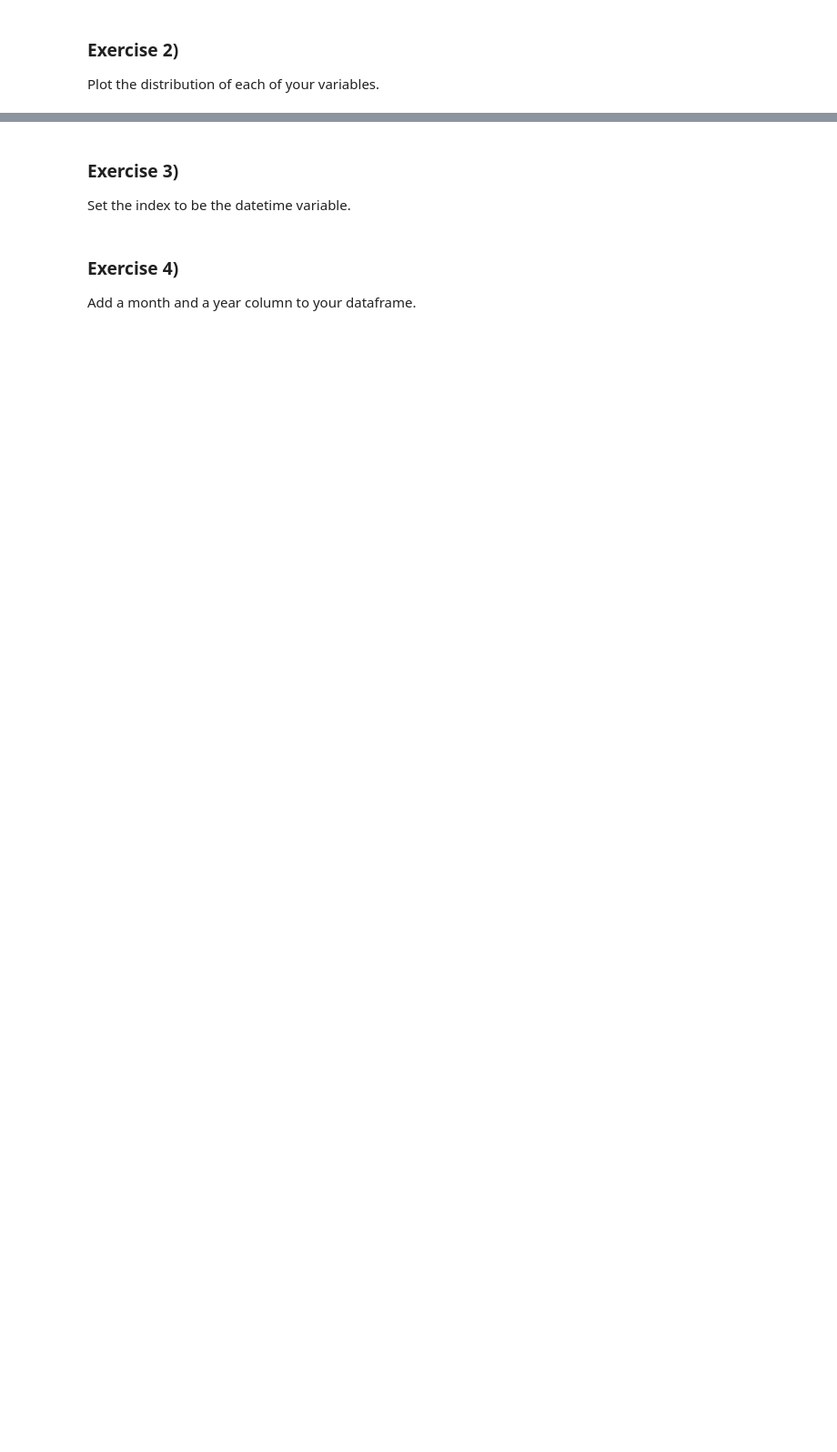
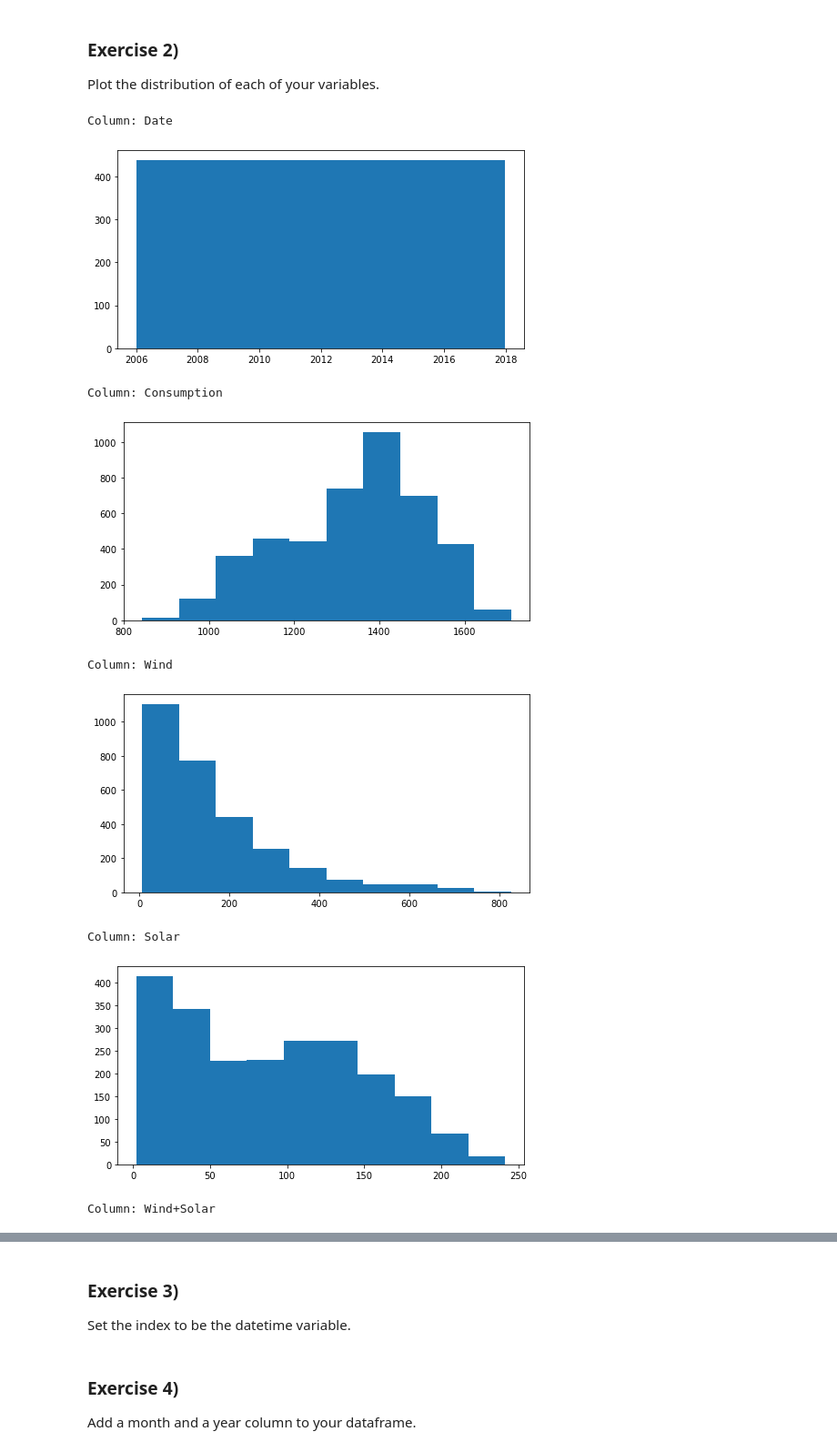
Before and after one commit to jeneyring/time-series-exercises, a Jupyter notebook: prepare_exercises.ipynb, the cells around one changed output, grey strips where cells are left out. Shown at 91% size. Saved outputs shown, nothing was run; the diff lists cells and outputs as text; code cells hidden in the pictures; blank space fills up the shorter version.

```diff
--- a/prepare_exercises.ipynb
+++ b/prepare_exercises.ipynb
@@ -117,3 +117,5 @@ ________________________________________________________________________________
 # %% [markdown]
 ### Exercise 1)
 Convert date column to datetime format.
+# %%
+df_ops = acquire.get_opsd_data()
@@ -120,3 +128,22 @@ Convert date column to datetime format.
+# %%
+df_ops.Date=pd.to_datetime(df_ops.Date)
 # %% [markdown]
 ### Exercise 2)
 Plot the distribution of each of your variables.
+# %%
+# Univariate analysis of variable distributions
+for col in df_ops.columns:
+    print('Column: ' + col)
+    plt.figure(figsize=(8,4))
+    plt.hist(df_ops[col])
+    plt.show()
+# %% [output]
+Column: Date
+[figure, added]
+Column: Consumption
+[figure, added]
+Column: Wind
+[figure, added]
+Column: Solar
+[figure, added]
+Column: Wind+Solar
```
Also changed, not shown: parts of 13 cells of this notebook, 2 other files.
